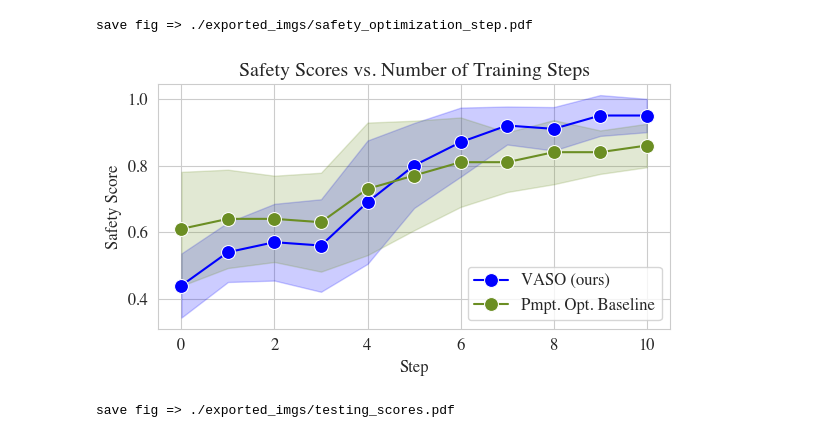
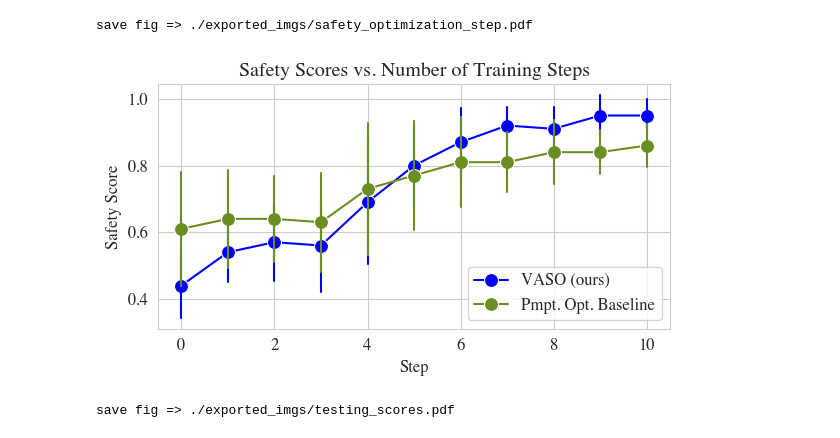
Before and after one commit to yunhaoyang234/skill-optimization, a Jupyter notebook: plot.ipynb, the cells around one changed output. Saved outputs shown, nothing was run; the diff lists cells and outputs as text; code cells hidden in the pictures.

```diff
--- a/plot.ipynb
+++ b/plot.ipynb
@@ -54,22 +91,22 @@ save fig => ./exported_imgs/sample-size-accuracy-n-time.pdf
 # %%
 df = pd.read_csv('results/safe-score-step.csv')
 
 sns.set_style("whitegrid")
 plt.rcParams.update({'font.size': 12})
 plt.rcParams.update({'font.family': 'Times'})
 
 fig, ax = plt.subplots(1,1, figsize=(6,3.5))
 
 kwargs = dict(marker='o', markersize=10, palette=['blue', '#6B8E23'])
 
-ax = sns.lineplot(df, x='Step',y='Safety Score',hue='Category', errorbar='sd', **kwargs)
+ax = sns.lineplot(df, x='Step',y='Safety Score',hue='Category', errorbar='sd', err_style='bars', **kwargs)
 ax.set_title('Safety Scores vs. Number of Training Steps')
 ax.legend(loc="lower right", ncol = 1)
 
 save_fig('safety_optimization_step.pdf')
 # %% [output]
 save fig => ./exported_imgs/safety_optimization_step.pdf
-[figure, old version]
+[figure, new version]
 # %%
 df = pd.read_csv('results/safety-testing.csv')
 
```
Also changed, not shown: parts of 2 cells of this notebook, 16 other files.
